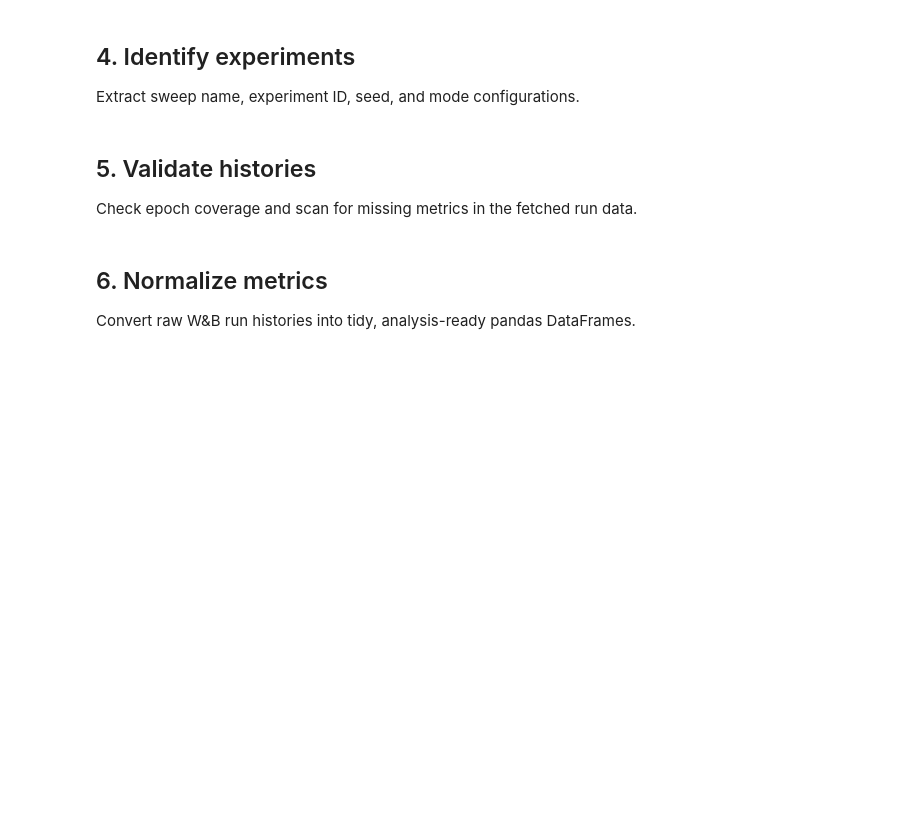
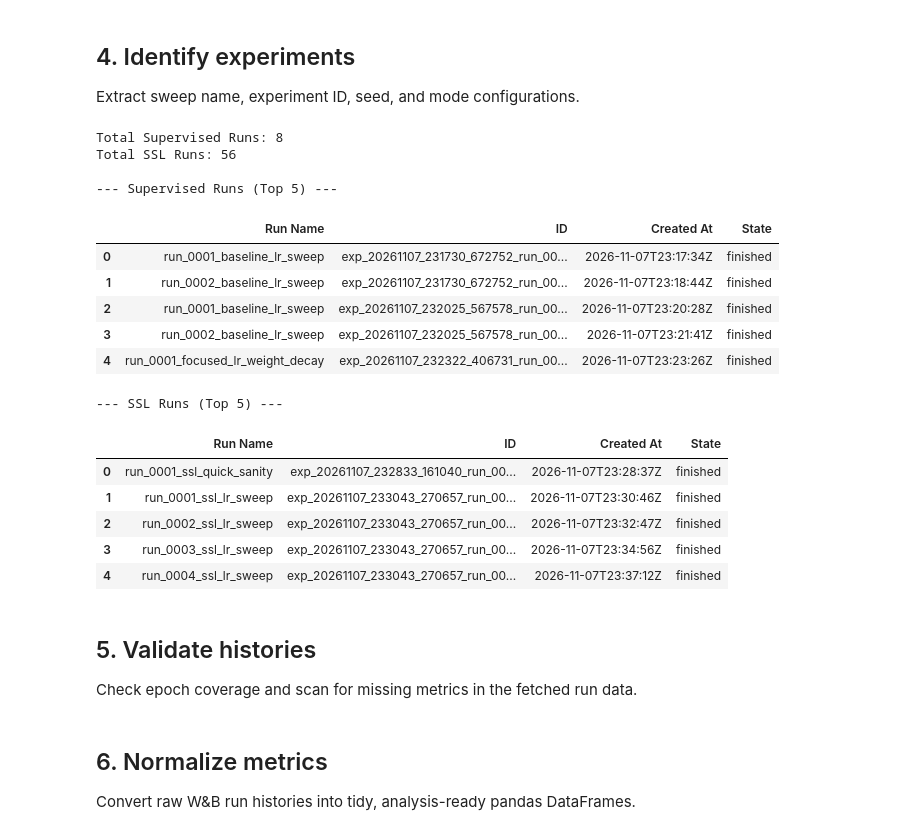
Before and after one commit to sibandze/Bird-Intelligence-System, a Jupyter notebook: notebooks/wandb_run_analysis.ipynb, the cells around one changed output. Cells and saved outputs as stored; diff of their text form; code cells hidden in the pictures; blank space fills up the shorter version.

```diff
--- a/notebooks/wandb_run_analysis.ipynb
+++ b/notebooks/wandb_run_analysis.ipynb
@@ -19,6 +55,50 @@ Retrieve all runs from the `bird-song-classifier` project.
 # %% [markdown]
 ## 4. Identify experiments
 Extract sweep name, experiment ID, seed, and mode configurations.
+# %%
+# Define categorization keywords for supervised and SSL experiments
+ssl_keywords = ['ssl', 'simclr']
+
+def categorize_run(run_name):
+    run_name_lower = str(run_name).lower()
+    if any(keyword in run_name_lower for keyword in ssl_keywords):
+        return 'SSL'
+    return 'Supervised'
+
+# Group the runs
+runs_df['Category'] = runs_df['Run Name'].apply(categorize_run)
+
+# Create separate DataFrames for clean, grouped analysis
+supervised_runs = runs_df[runs_df['Category'] == 'Supervised'].reset_index(drop=True)
+ssl_runs = runs_df[runs_df['Category'] == 'SSL'].reset_index(drop=True)
+
+print(f"Total Supervised Runs: {len(supervised_runs)}")
+print(f"Total SSL Runs: {len(ssl_runs)}")
+
+# Display the top of each category
+print("\n--- Supervised Runs (Top 5) ---")
+display(supervised_runs[display_rows].head(5))
+
+print("\n--- SSL Runs (Top 5) ---")
+display(ssl_runs[display_rows].head(5))
+# %% [output]
+Total Supervised Runs: 8
+Total SSL Runs: 56
+
+--- Supervised Runs (Top 5) ---
+|  | Run Name | ID | Created At | State |
+| 0 | run_0001_baseline_lr_sweep | exp_20261107_231730_672752_run_00... | 2026-11-07T23:17:34Z | finished |
+| 1 | run_0002_baseline_lr_sweep | exp_20261107_231730_672752_run_00... | 2026-11-07T23:18:44Z | finished |
+| 2 | run_0001_baseline_lr_sweep | exp_20261107_232025_567578_run_00... | 2026-11-07T23:20:28Z | finished |
+| 3 | run_0002_baseline_lr_sweep | exp_20261107_232025_567578_run_00... | 2026-11-07T23:21:41Z | finished |
+| 4 | run_0001_focused_lr_weight_decay | exp_20261107_232322_406731_run_00... | 2026-11-07T23:23:26Z | finished |
+--- SSL Runs (Top 5) ---
+|  | Run Name | ID | Created At | State |
+| 0 | run_0001_ssl_quick_sanity | exp_20261107_232833_161040_run_00... | 2026-11-07T23:28:37Z | finished |
+| 1 | run_0001_ssl_lr_sweep | exp_20261107_233043_270657_run_00... | 2026-11-07T23:30:46Z | finished |
+| 2 | run_0002_ssl_lr_sweep | exp_20261107_233043_270657_run_00... | 2026-11-07T23:32:47Z | finished |
+| 3 | run_0003_ssl_lr_sweep | exp_20261107_233043_270657_run_00... | 2026-11-07T23:34:56Z | finished |
+| 4 | run_0004_ssl_lr_sweep | exp_20261107_233043_270657_run_00... | 2026-11-07T23:37:12Z | finished |
 # %% [markdown]
 ## 5. Validate histories
 Check epoch coverage and scan for missing metrics in the fetched run data.
```
Also changed, not shown: parts of 4 cells of this notebook.
